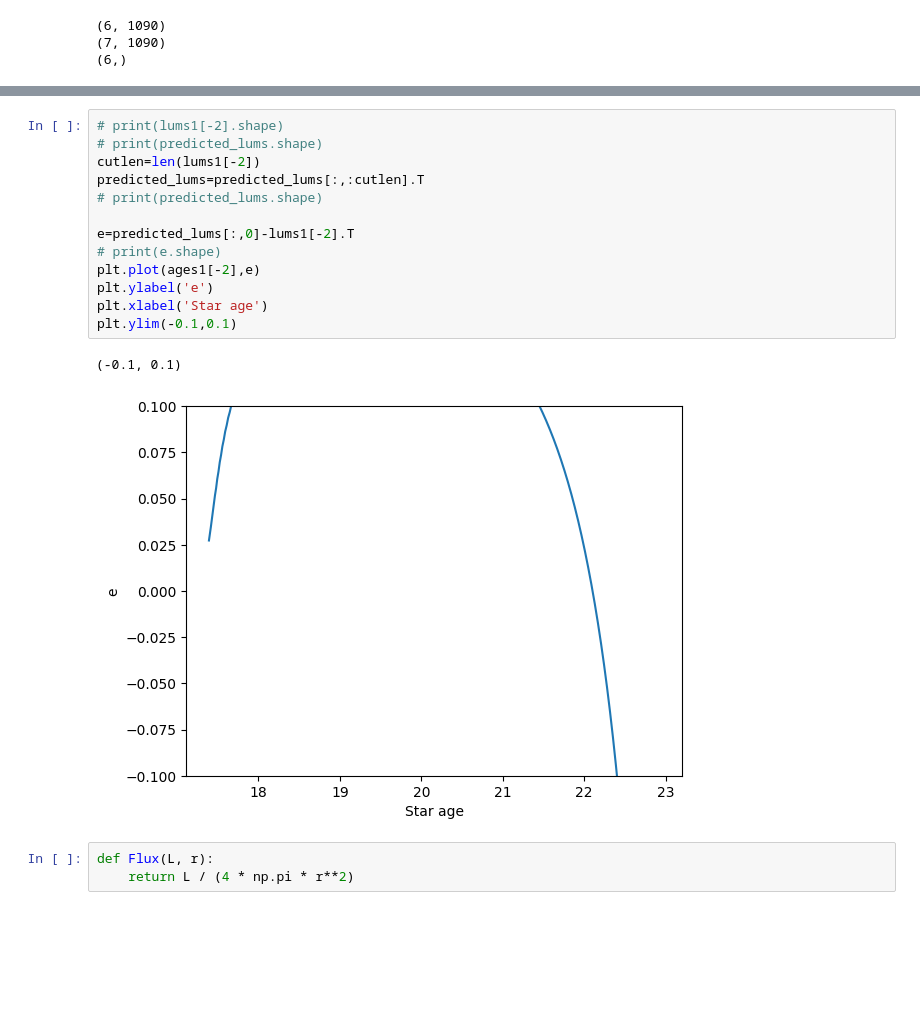
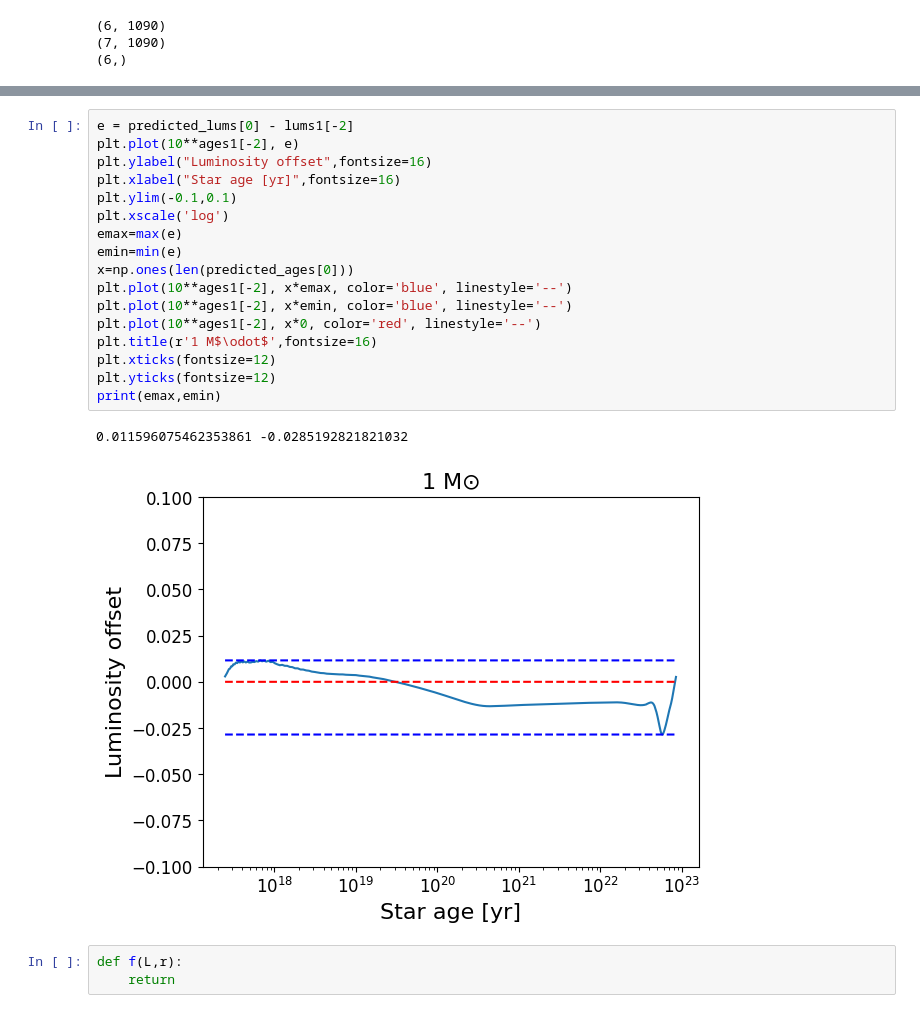
Before and after one commit to JonoBueno/FYP_IRFAN, a Jupyter notebook: 0p0/TensorT.ipynb, the cells around one changed output, grey strips where cells are left out. Cells and saved outputs as stored; diff of their text form; blank space fills up the shorter version.

```diff
--- a/0p0/TensorT.ipynb
+++ b/0p0/TensorT.ipynb
@@ -188,19 +194,23 @@ plt.legend(fontsize=6)
-# %%
-# print(lums1[-2].shape)
-# print(predicted_lums.shape)
-cutlen=len(lums1[-2])
-predicted_lums=predicted_lums[:,:cutlen].T
-# print(predicted_lums.shape)
-
-e=predicted_lums[:,0]-lums1[-2].T
-# print(e.shape)
-plt.plot(ages1[-2],e)
-plt.ylabel('e')
-plt.xlabel('Star age')
-plt.ylim(-0.1,0.1)
-# %% [output]
-(-0.1, 0.1)
-[figure, removed]
+# %%
+e = predicted_lums[0] - lums1[-2]
+plt.plot(10**ages1[-2], e)
+plt.ylabel("Luminosity offset",fontsize=16)
+plt.xlabel("Star age [yr]",fontsize=16)
+plt.ylim(-0.1,0.1)
+plt.xscale('log')
+emax=max(e)
+emin=min(e)
+x=np.ones(len(predicted_ages[0]))
+plt.plot(10**ages1[-2], x*emax, color='blue', linestyle='--')
+plt.plot(10**ages1[-2], x*emin, color='blue', linestyle='--')
+plt.plot(10**ages1[-2], x*0, color='red', linestyle='--')
+plt.title(r'1 M$\odot$',fontsize=16)
+plt.xticks(fontsize=12)
+plt.yticks(fontsize=12)
+print(emax,emin)
+# %% [output]
+0.011596075462353861 -0.0285192821821032
+[figure, added]
 # %%
-def Flux(L, r):
-    return L / (4 * np.pi * r**2)
+def f(L,r):
+    return
```
Also changed, not shown: parts of 2 cells of this notebook, 4 other files.
